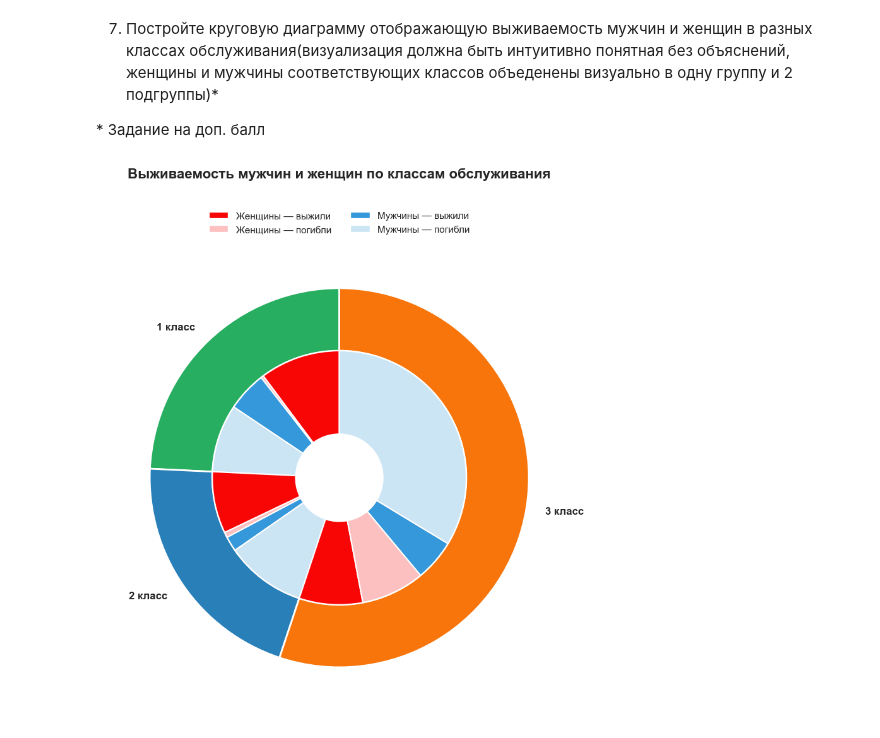
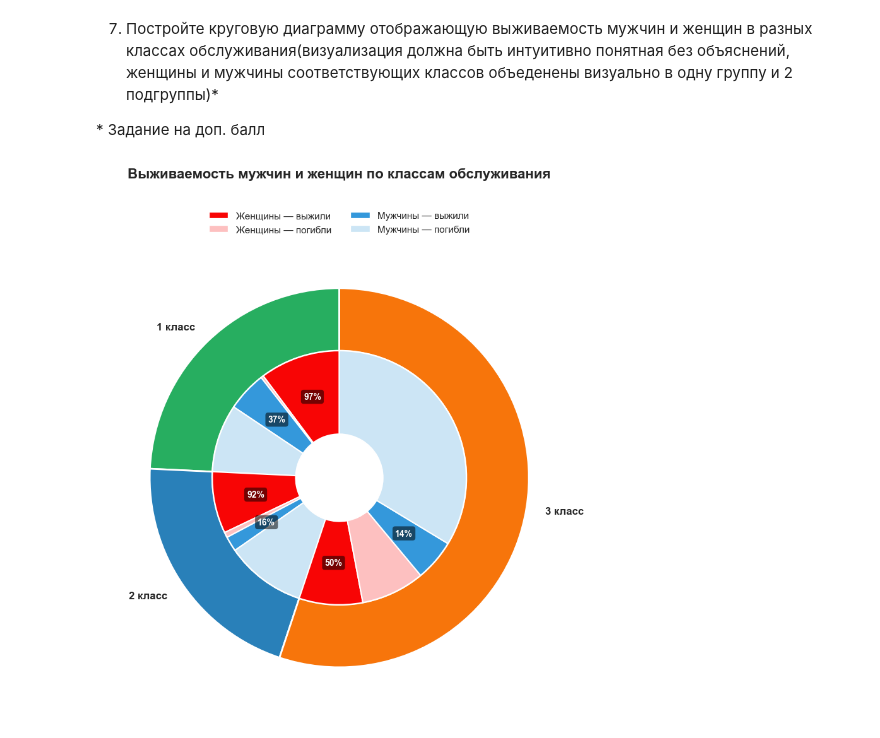
Before and after one commit to hedw1qqq/ml, a Jupyter notebook: hw1/Lab1-5.ipynb, the cells around one changed output. Drawn from its saved outputs; the diff is of its cells as text; code cells hidden in the pictures.

```diff
--- a/hw1/Lab1-5.ipynb
+++ b/hw1/Lab1-5.ipynb
@@ -508,9 +508,7 @@ print(f"Медианный возраст погибших: {died.median():.1f}
 
 \* Задание на доп. балл
 # %%
-
-agg = (df.groupby(["Pclass", "Sex", "Survived"])
-       .size().reset_index(name="Count"))
+agg = df.groupby(["Pclass", "Sex", "Survived"]).size().reset_index(name="Count")
 
 sex_name = {"female": "Женщины", "male": "Мужчины"}
 class_labels = {1: "1 класс", 2: "2 класс", 3: "3 класс"}
@@ -522,52 +520,109 @@ outer_labels = [class_labels[c] for c in [1, 2, 3]]
 outer_colors = ["#27ae60", "#2980b9", "#f7750b"]
 
 inner_sizes, inner_colors, inner_labels = [], [], []
+segments_meta = []
+
 for c in [1, 2, 3]:
     sub = agg[agg["Pclass"] == c]
     for sex in ["female", "male"]:
-        surv = sub[(sub["Sex"] == sex) & (sub["Survived"] == 1)]["Count"].sum()
-        dead = sub[(sub["Sex"] == sex) & (sub["Survived"] == 0)]["Count"].sum()
+        surv = int(sub[(sub["Sex"] == sex) & (sub["Survived"] == 1)]["Count"].sum())
+        dead = int(sub[(sub["Sex"] == sex) & (sub["Survived"] == 0)]["Count"].sum())
+        total = surv + dead
 
         if surv > 0:
             inner_sizes.append(surv)
             inner_colors.append(sex_colors[sex])
             inner_labels.append("")
+            segments_meta.append((sex_name[sex], c, True, surv, total))
 
         if dead > 0:
             base = np.array(plt.matplotlib.colors.to_rgb(sex_colors[sex]))
             inner_colors.append((*base, dead_alpha))
             inner_sizes.append(dead)
             inner_labels.append("")
+            segments_meta.append((sex_name[sex], c, False, dead, total))
 
 fig, ax = plt.subplots(figsize=(12, 9), subplot_kw=dict(aspect="equal"))
 fig.patch.set_facecolor("white")
 
-plt.suptitle("Выживаемость мужчин и женщин по классам обслуживания",
-             fontsize=16, fontweight="bold", y=0.98)
+plt.suptitle(
+    "Выживаемость мужчин и женщин по классам обслуживания",
+    fontsize=16,
+    fontweight="bold",
+    y=0.98,
+)
 
-ax.pie(outer_sizes, labels=outer_labels, colors=outer_colors,
-       radius=1.0, startangle=90,
-       wedgeprops=dict(width=0.33, edgecolor="white", linewidth=2),
-       textprops={"fontsize": 12, "fontweight": "bold"})
+ax.pie(
+    outer_sizes,
+    labels=outer_labels,
+    colors=outer_colors,
+    radius=1.0,
+    startangle=90,
+    wedgeprops=dict(width=0.33, edgecolor="white", linewidth=2),
+    textprops={"fontsize": 12, "fontweight": "bold"},
+)
 
-ax.pie(inner_sizes, labels=inner_labels, colors=inner_colors,
-       radius=0.67, startangle=90,
-       wedgeprops=dict(width=0.44, edgecolor="white", linewidth=1.5))
+wedges_inner, _ = ax.pie(
+    inner_sizes,
+    labels=inner_labels,
+    colors=inner_colors,
+    radius=0.67,
+    startangle=90,
+    wedgeprops=dict(width=0.44, edgecolor="white", linewidth=1.5),
+)
+
+for wedge, meta in zip(wedges_inner, segments_meta):
+    sex_ru, pclass, is_survived, count, total = meta
+
+    if is_survived and total > 0:
+        survival_rate = count / total * 100
+
+        theta = np.deg2rad((wedge.theta1 + wedge.theta2) / 2)
+
+        r = 0.67 - 0.22
+        x = r * np.cos(theta)
+        y = r * np.sin(theta)
+
+        ax.text(
+            x,
+            y,
+            f"{survival_rate:.0f}%",
+            ha="center",
+            va="center",
+            fontsize=10,
+            fontweight="bold",
+            color="white",
+            bbox=dict(
+                boxstyle="round,pad=0.3", facecolor="#00000088", edgecolor="none"
+            ),
+        )
 
 from matplotlib.patches import Patch
 
 legend_items = [
     Patch(facecolor=sex_colors["female"], edgecolor="white", label="Женщины — выжили"),
-    Patch(facecolor=(*plt.matplotlib.colors.to_rgb(sex_colors["female"]), dead_alpha),
-          edgecolor="white", label="Женщины — погибли"),
+    Patch(
+        facecolor=(*plt.matplotlib.colors.to_rgb(sex_colors["female"]), dead_alpha),
+        edgecolor="white",
+        label="Женщины — погибли",
+    ),
     Patch(facecolor=sex_colors["male"], edgecolor="white", label="Мужчины — выжили"),
-    Patch(facecolor=(*plt.matplotlib.colors.to_rgb(sex_colors["male"]), dead_alpha),
-          edgecolor="white", label="Мужчины — погибли"),
+    Patch(
+        facecolor=(*plt.matplotlib.colors.to_rgb(sex_colors["male"]), dead_alpha),
+        edgecolor="white",
+        label="Мужчины — погибли",
+    ),
 ]
-leg = ax.legend(handles=legend_items, loc="upper center", ncol=2,
-                bbox_to_anchor=(0.5, 1.08), frameon=False, fontsize=11)
+ax.legend(
+    handles=legend_items,
+    loc="upper center",
+    ncol=2,
+    bbox_to_anchor=(0.5, 1.08),
+    frameon=False,
+    fontsize=11,
+)
 
 plt.tight_layout(rect=[0, 0, 1, 0.96])
 plt.show()
 # %% [output]
-[figure, old version]
+[figure, new version]
```
Also changed, not shown: parts of 1 cell of this notebook.
